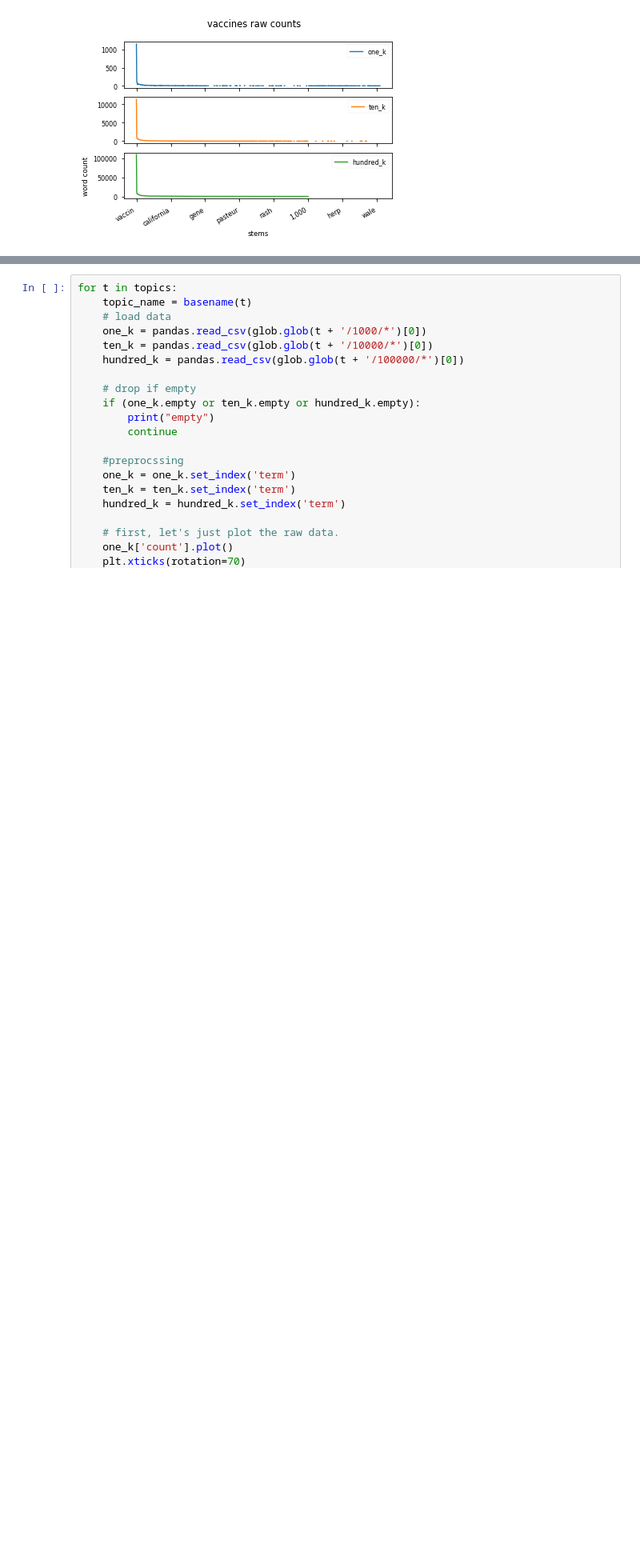
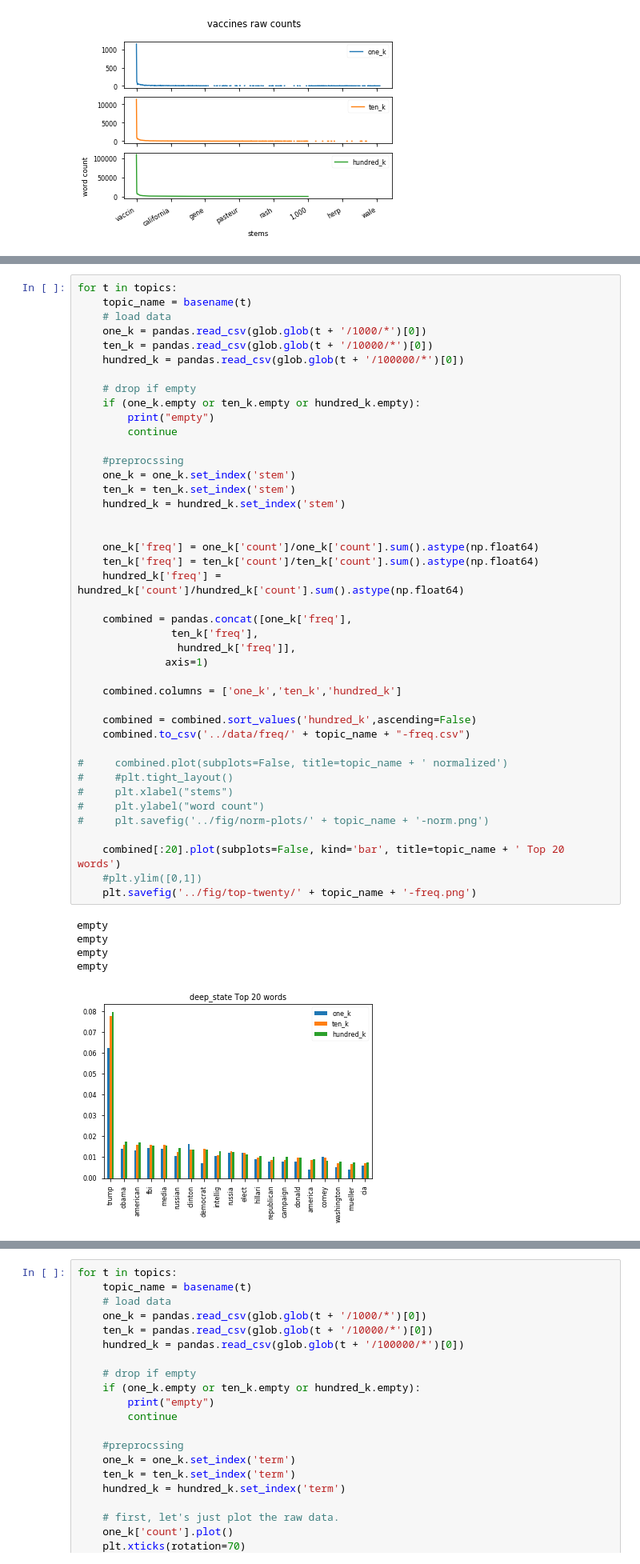
Before and after one commit to Nicholas-Lee-Bateman-282787728/mediacloud-testing, a Jupyter notebook: wordcloud-testing/notebooks/WordcountComparison.ipynb, the cells around one changed output, grey strips where cells are left out. Shown at 80% size. Drawn from its saved outputs; the diff is of its cells as text; blank space fills up the shorter version.

```diff
--- a/wordcloud-testing/notebooks/WordcountComparison.ipynb
+++ b/wordcloud-testing/notebooks/WordcountComparison.ipynb
@@ -80,0 +83,48 @@ empty
+# %%
+for t in topics:
+    topic_name = basename(t)
+    # load data
+    one_k = pandas.read_csv(glob.glob(t + '/1000/*')[0])
+    ten_k = pandas.read_csv(glob.glob(t + '/10000/*')[0])
+    hundred_k = pandas.read_csv(glob.glob(t + '/100000/*')[0])
+
+    # drop if empty
+    if (one_k.empty or ten_k.empty or hundred_k.empty):
+        print("empty")
+        continue
+
+    #preprocssing
+    one_k = one_k.set_index('stem')
+    ten_k = ten_k.set_index('stem')
+    hundred_k = hundred_k.set_index('stem')
+
+
+    one_k['freq'] = one_k['count']/one_k['count'].sum().astype(np.float64)
+    ten_k['freq'] = ten_k['count']/ten_k['count'].sum().astype(np.float64)
+    hundred_k['freq'] = hundred_k['count']/hundred_k['count'].sum().astype(np.float64)
+
+    combined = pandas.concat([one_k['freq'],
+               ten_k['freq'],
+                hundred_k['freq']],
+              axis=1)
+
+    combined.columns = ['one_k','ten_k','hundred_k']
+
+    combined = combined.sort_values('hundred_k',ascending=False)
+    combined.to_csv('../data/freq/' + topic_name + "-freq.csv")
+
+#     combined.plot(subplots=False, title=topic_name + ' normalized')
+#     #plt.tight_layout()
+#     plt.xlabel("stems")
+#     plt.ylabel("word count")
+#     plt.savefig('../fig/norm-plots/' + topic_name + '-norm.png')
+
+    combined[:20].plot(subplots=False, kind='bar', title=topic_name + ' Top 20 words')
+    #plt.ylim([0,1])
+    plt.savefig('../fig/top-twenty/' + topic_name + '-freq.png')
+# %% [output]
+empty
+empty
+empty
+empty
+[figure, added]
```
Also changed, not shown: parts of 23 cells of this notebook, 35 other files.
